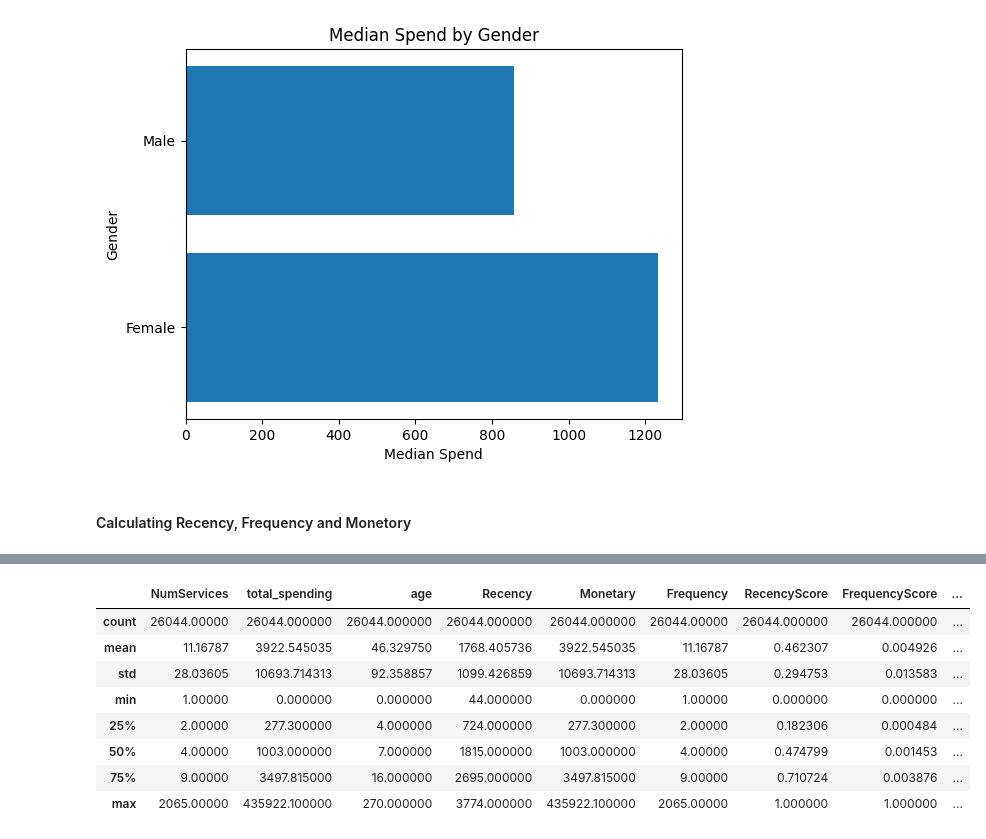
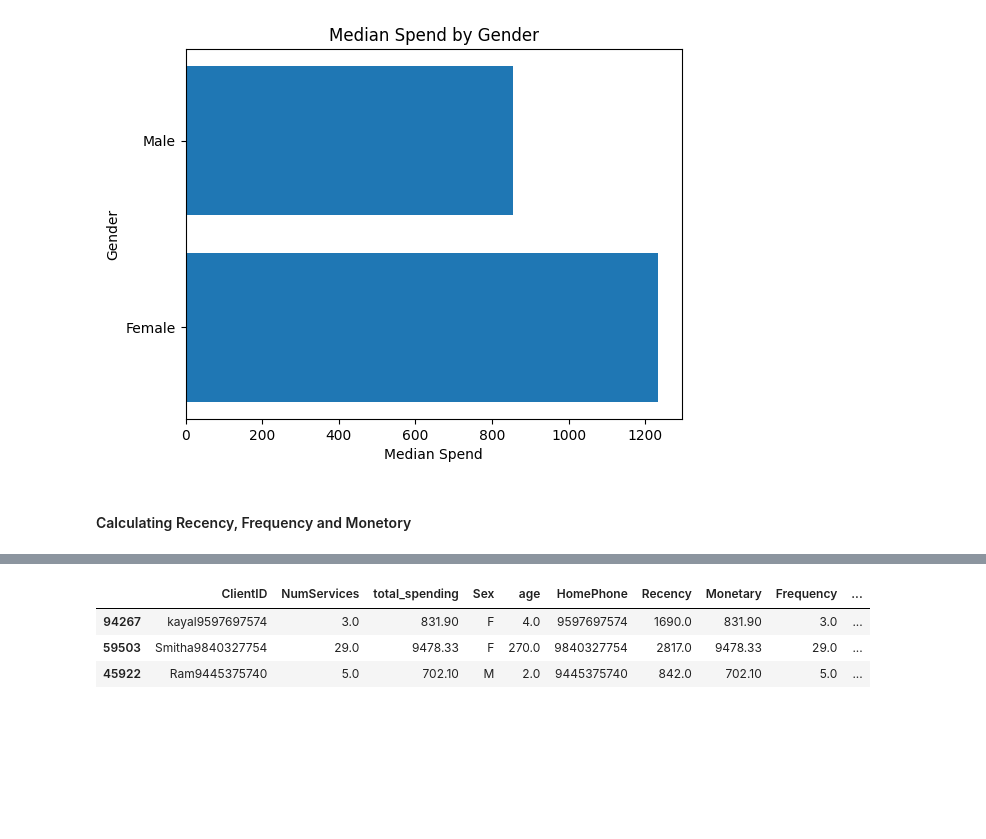
Before and after one commit to madhuqmar/rfm_recommendation_models, a Jupyter notebook: rfm_segmentation.ipynb, the cells around one changed output, grey strips where cells are left out. Drawn from its saved outputs; the diff is of its cells as text; code cells hidden in the pictures; blank space fills up the shorter version.

```diff
--- a/rfm_segmentation.ipynb
+++ b/rfm_segmentation.ipynb
@@ -129,0 +133,3 @@ sales_df.sample(4)
+# %%
+sales_df = sales_df[sales_df['ClientID'] != "0"]
+len(sales_df)
@@ -252,9 +265,8 @@ plt.show()
 # %%
-df4['Created_Date'] = pd.to_datetime(df4['Created_Date'])
+cutoff_date = df4['Created_Date'].max()
 
 # Calculate recency
-current_date = datetime.now()
-df4['Recency'] = (current_date - df4.groupby('ClientID')['Created_Date'].transform('max')).dt.days
+df4['Recency'] = (cutoff_date - df4.groupby('ClientID')['Created_Date'].transform('max')).dt.days
 # %%
 recency_df = df4[['ClientID', 'Recency']]
 # %%
@@ -299,0 +312,4 @@ len(sales_df)
+# %%
+sales_df['RecencyScore'] = pd.qcut (sales_df['Recency'], q = 5, labels = ['5', '4', '3', '2', '1'])
+sales_df['FrequencyScore'] = pd.qcut (sales_df['Frequency'], q = 5, labels = ['1', '2', '3', '4', '5'])
+sales_df['MonetaryScore'] = pd.qcut (sales_df['Monetary'], q = 5, labels = ['1', '2', '3', '4', '5'])
@@ -300,8 +332,8 @@ len(sales_df)
 # %%
-scaler = MinMaxScaler()
-sales_df['RecencyScore'] = scaler.fit_transform(sales_df[['Recency']])
-sales_df['FrequencyScore'] = scaler.fit_transform(sales_df[['Frequency']])
-sales_df['MonetaryScore'] = scaler.fit_transform(sales_df[['Monetary']])
+#scaler = MinMaxScaler()
+#sales_df['RecencyScore'] = scaler.fit_transform(sales_df[['Recency']])
+#sales_df['FrequencyScore'] = scaler.fit_transform(sales_df[['Frequency']])
+#sales_df['MonetaryScore'] = scaler.fit_transform(sales_df[['Monetary']])
 
 sales_df.sample(4)
 # %% [output]
@@ -328,12 +345,8 @@ See the caveats in the documentation: https://pandas.pydata.org/pandas-docs/stab
 # %%
-sales_df.describe()
+sales_df.loc[:, 'RFM_score'] = sales_df['RecencyScore'].astype(int) + sales_df['MonetaryScore'].astype(int) + sales_df['FrequencyScore'].astype(int)
+sales_df.sample(3)
 # %% [output]
-|  | NumServices | total_spending | age | Recency | Monetary | Frequency | RecencyScore | FrequencyScore | ... |
-| count | 26044.00000 | 26044.000000 | 26044.000000 | 26044.000000 | 26044.000000 | 26044.00000 | 26044.000000 | 26044.000000 | ... |
-| mean | 11.16787 | 3922.545035 | 46.329750 | 1768.405736 | 3922.545035 | 11.16787 | 0.462307 | 0.004926 | ... |
-| std | 28.03605 | 10693.714313 | 92.358857 | 1099.426859 | 10693.714313 | 28.03605 | 0.294753 | 0.013583 | ... |
-| min | 1.00000 | 0.000000 | 0.000000 | 44.000000 | 0.000000 | 1.00000 | 0.000000 | 0.000000 | ... |
-| 25% | 2.00000 | 277.300000 | 4.000000 | 724.000000 | 277.300000 | 2.00000 | 0.182306 | 0.000484 | ... |
-| 50% | 4.00000 | 1003.000000 | 7.000000 | 1815.000000 | 1003.000000 | 4.00000 | 0.474799 | 0.001453 | ... |
-| 75% | 9.00000 | 3497.815000 | 16.000000 | 2695.000000 | 3497.815000 | 9.00000 | 0.710724 | 0.003876 | ... |
-| max | 2065.00000 | 435922.100000 | 270.000000 | 3774.000000 | 435922.100000 | 2065.00000 | 1.000000 | 1.000000 | ... |
+|  | ClientID | NumServices | total_spending | Sex | age | HomePhone | Recency | Monetary | Frequency | ... |
+| 94267 | kayal9597697574 | 3.0 | 831.90 | F | 4.0 | 9597697574 | 1690.0 | 831.90 | 3.0 | ... |
+| 59503 | Smitha9840327754 | 29.0 | 9478.33 | F | 270.0 | 9840327754 | 2817.0 | 9478.33 | 29.0 | ... |
+| 45922 | Ram9445375740 | 5.0 | 702.10 | M | 2.0 | 9445375740 | 842.0 | 702.10 | 5.0 | ... |
```
Also changed, not shown: parts of 28 cells of this notebook, 4 other files.
